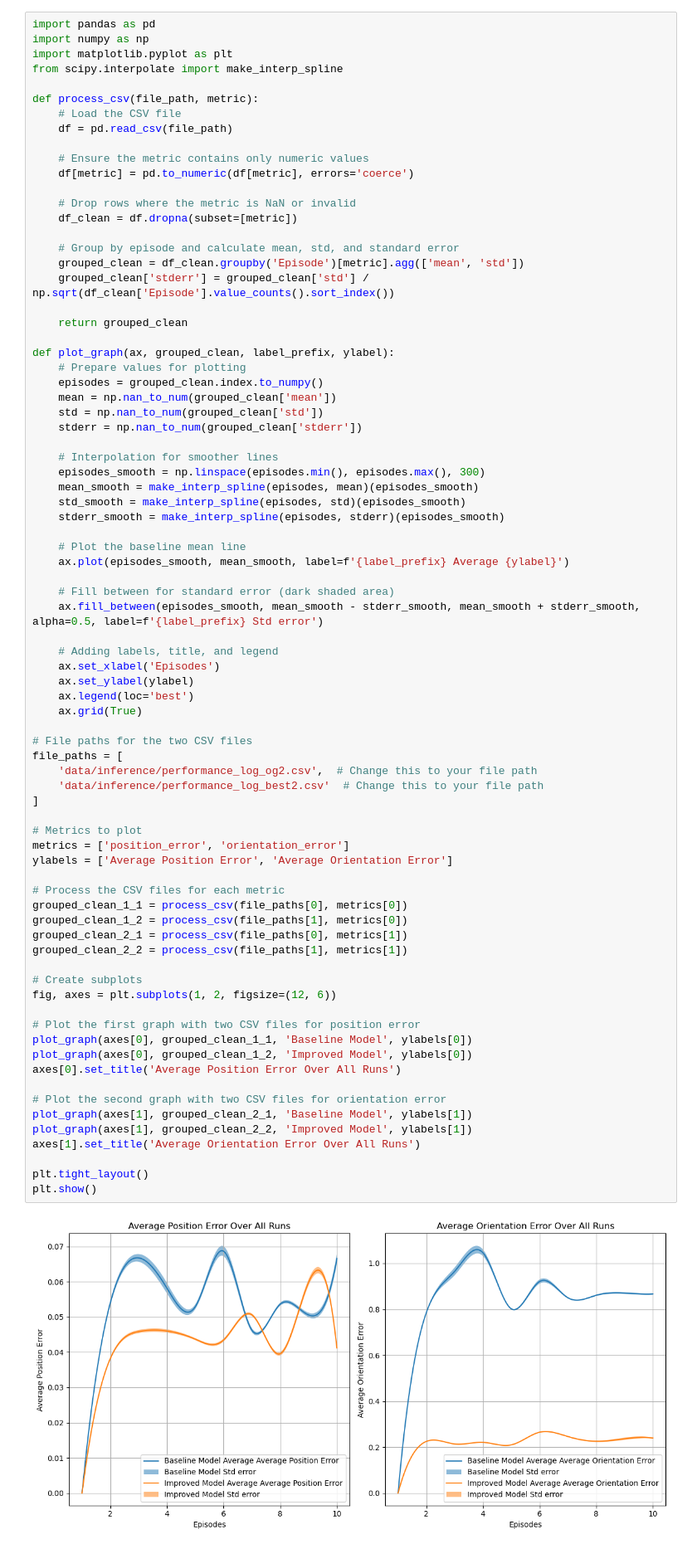
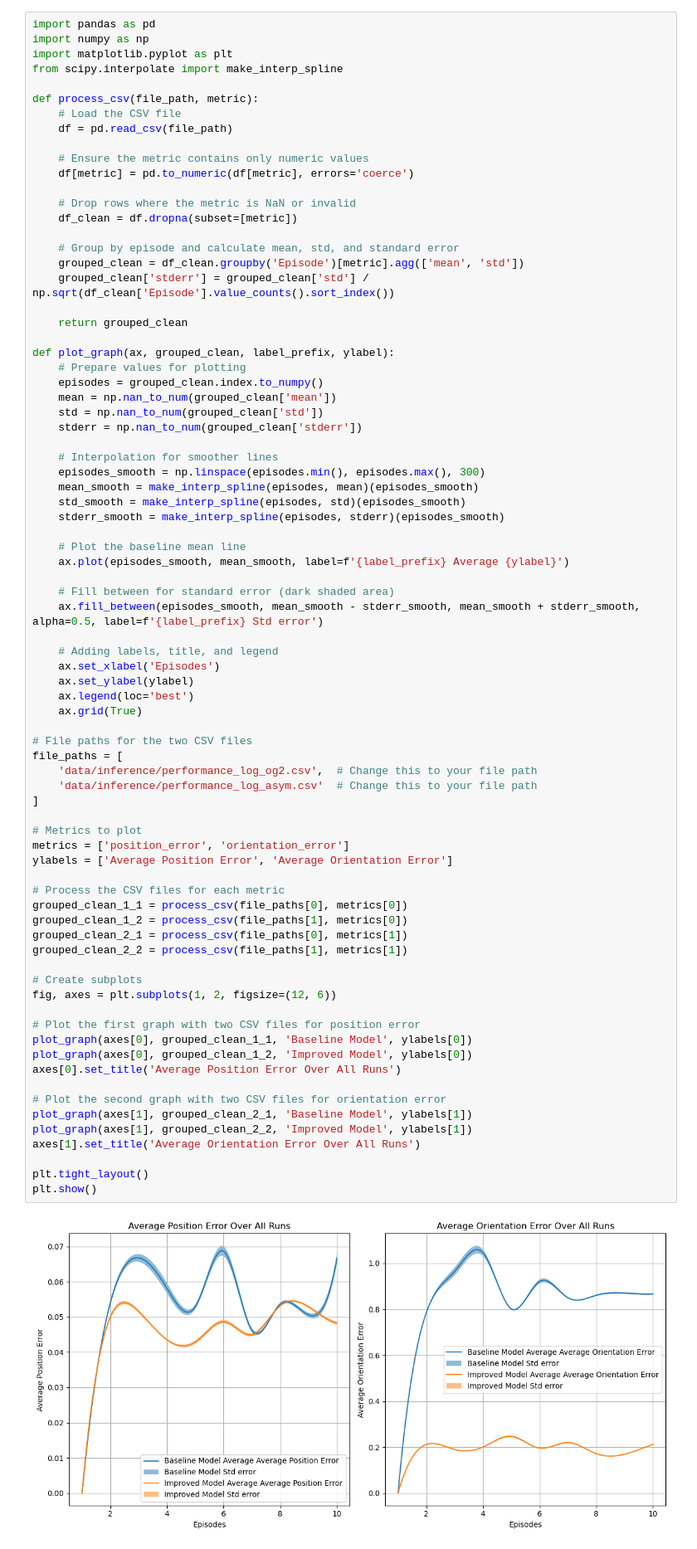
Before and after one commit to marcali/orbit-surgical-marcali, a Jupyter notebook: tables.ipynb, the cells around one changed output. Shown at 83% size. Saved outputs shown, nothing was run; the diff lists cells and outputs as text.

```diff
--- a/tables.ipynb
+++ b/tables.ipynb
@@ -855,36 +860,36 @@ def plot_graph(ax, grouped_clean, label_prefix, ylabel):
 # File paths for the two CSV files
 file_paths = [
     'data/inference/performance_log_og2.csv',  # Change this to your file path
-    'data/inference/performance_log_best2.csv'  # Change this to your file path
+    'data/inference/performance_log_asym.csv'  # Change this to your file path
 ]
 
 # Metrics to plot
 metrics = ['position_error', 'orientation_error']
 ylabels = ['Average Position Error', 'Average Orientation Error']
 
 # Process the CSV files for each metric
 grouped_clean_1_1 = process_csv(file_paths[0], metrics[0])
 grouped_clean_1_2 = process_csv(file_paths[1], metrics[0])
 grouped_clean_2_1 = process_csv(file_paths[0], metrics[1])
 grouped_clean_2_2 = process_csv(file_paths[1], metrics[1])
 
 # Create subplots
 fig, axes = plt.subplots(1, 2, figsize=(12, 6))
 
 # Plot the first graph with two CSV files for position error
 plot_graph(axes[0], grouped_clean_1_1, 'Baseline Model', ylabels[0])
 plot_graph(axes[0], grouped_clean_1_2, 'Improved Model', ylabels[0])
 axes[0].set_title('Average Position Error Over All Runs')
 
 # Plot the second graph with two CSV files for orientation error
 plot_graph(axes[1], grouped_clean_2_1, 'Baseline Model', ylabels[1])
 plot_graph(axes[1], grouped_clean_2_2, 'Improved Model', ylabels[1])
 axes[1].set_title('Average Orientation Error Over All Runs')
 
 plt.tight_layout()
 plt.show()
 # %% [output]
-[figure, old version]
+[figure, new version]
 # %%
 
 #file_path_best = 'data/inference/performance_log_best.csv'  # Change this to your second file path
```
Also changed, not shown: parts of 6 cells of this notebook, 17 other files.
